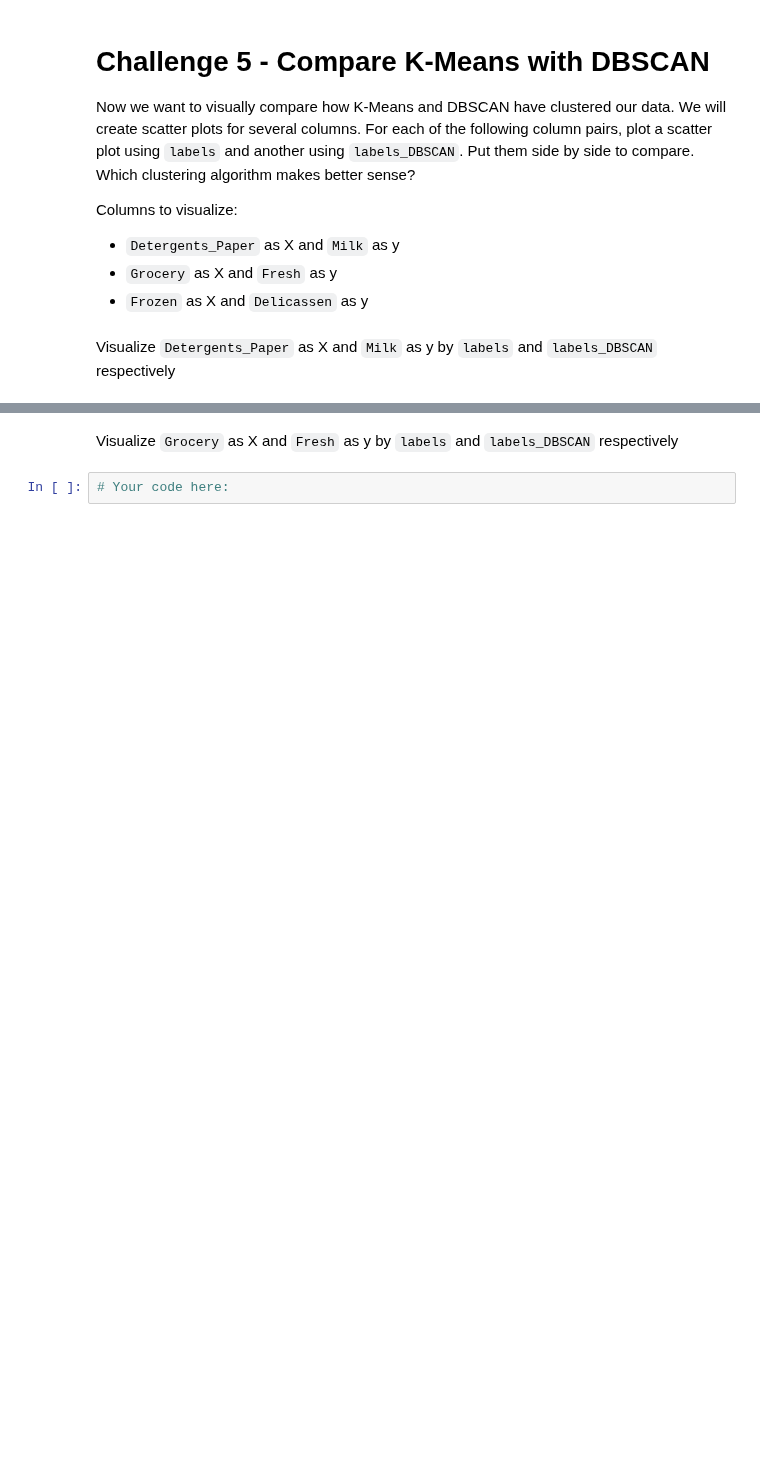
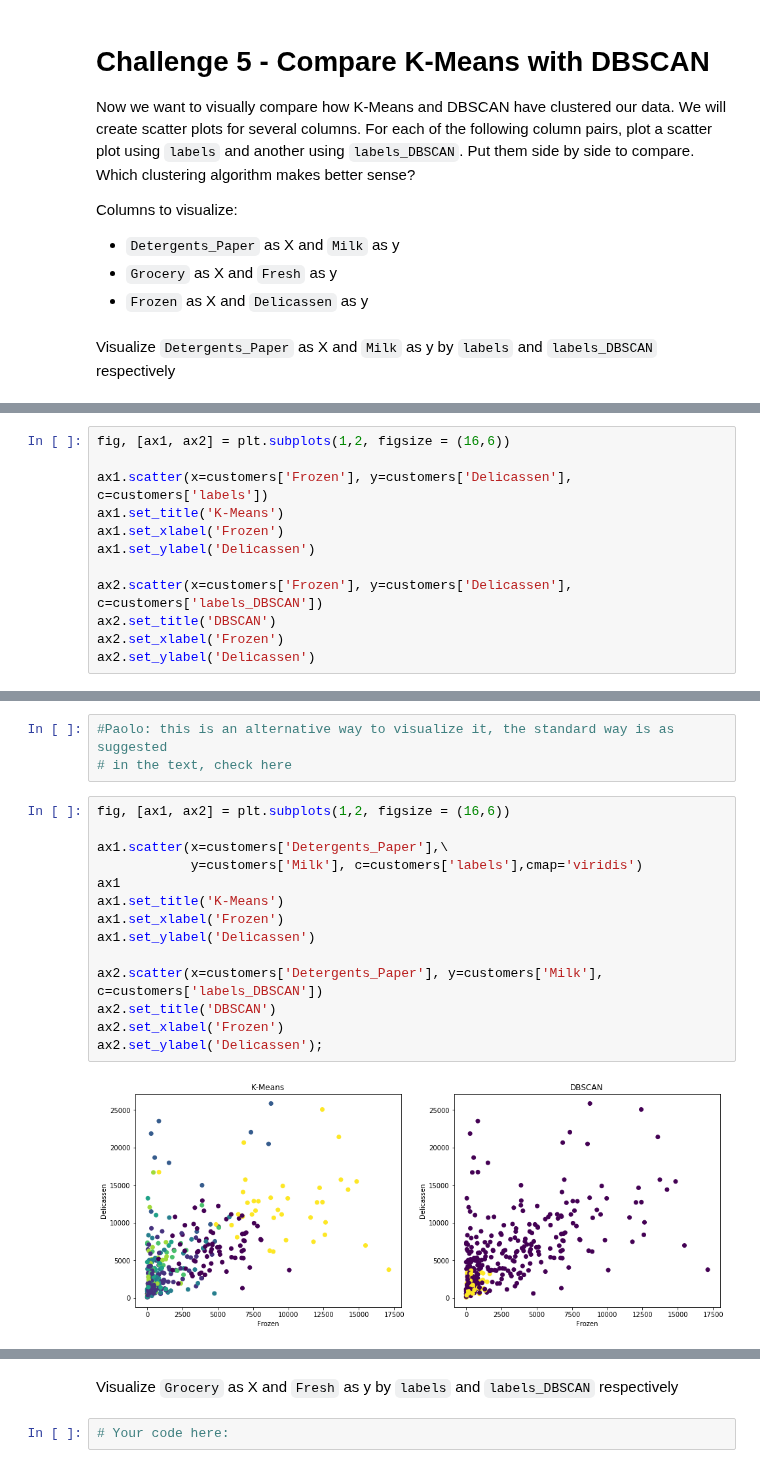
Before and after one commit to paoloironhack/dataptams2020, a Jupyter notebook: labs/module_3/Unsupervised-Learning/your-code/main.ipynb, the cells around one changed output, grey strips where cells are left out. Cells and saved outputs as stored; diff of their text form; blank space fills up the shorter version.

Commit message:
feedback paolo unsupervised learning-good work-check notebook

```diff
--- a/labs/module_3/Unsupervised-Learning/your-code/main.ipynb
+++ b/labs/module_3/Unsupervised-Learning/your-code/main.ipynb
@@ -203,2 +366,14 @@ def scatter_make(df, x, y):
+# %%
+fig, [ax1, ax2] = plt.subplots(1,2, figsize = (16,6))
+
+ax1.scatter(x=customers['Frozen'], y=customers['Delicassen'], c=customers['labels'])
+ax1.set_title('K-Means')
+ax1.set_xlabel('Frozen')
+ax1.set_ylabel('Delicassen')
+
+ax2.scatter(x=customers['Frozen'], y=customers['Delicassen'], c=customers['labels_DBSCAN'])
+ax2.set_title('DBSCAN')
+ax2.set_xlabel('Frozen')
+ax2.set_ylabel('Delicassen')
 # %%
 scatter_make(customers, 'Detergents_Paper','Milk')
@@ -205,2 +382,21 @@ scatter_make(customers, 'Detergents_Paper','Milk')
+# %%
+#Paolo: this is an alternative way to visualize it, the standard way is as suggested
+# in the text, check here
+# %%
+fig, [ax1, ax2] = plt.subplots(1,2, figsize = (16,6))
+
+ax1.scatter(x=customers['Detergents_Paper'],\
+            y=customers['Milk'], c=customers['labels'],cmap='viridis')
+ax1
+ax1.set_title('K-Means')
+ax1.set_xlabel('Frozen')
+ax1.set_ylabel('Delicassen')
+
+ax2.scatter(x=customers['Detergents_Paper'], y=customers['Milk'], c=customers['labels_DBSCAN'])
+ax2.set_title('DBSCAN')
+ax2.set_xlabel('Frozen')
+ax2.set_ylabel('Delicassen');
+# %% [output]
+[figure, added]
 # %%
 scatter_make(customers, 'Grocery','Fresh')
```
Also changed, not shown: parts of 27 cells of this notebook.
